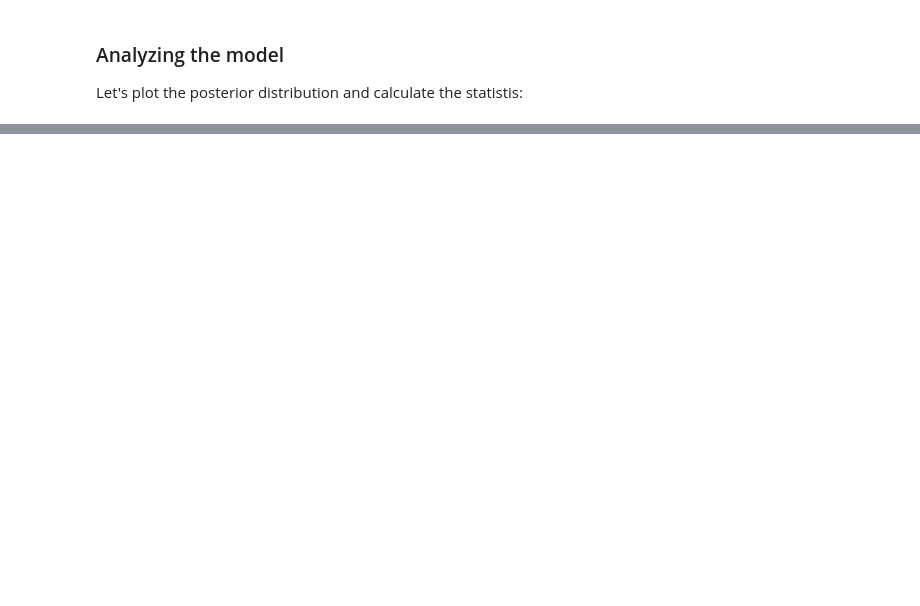
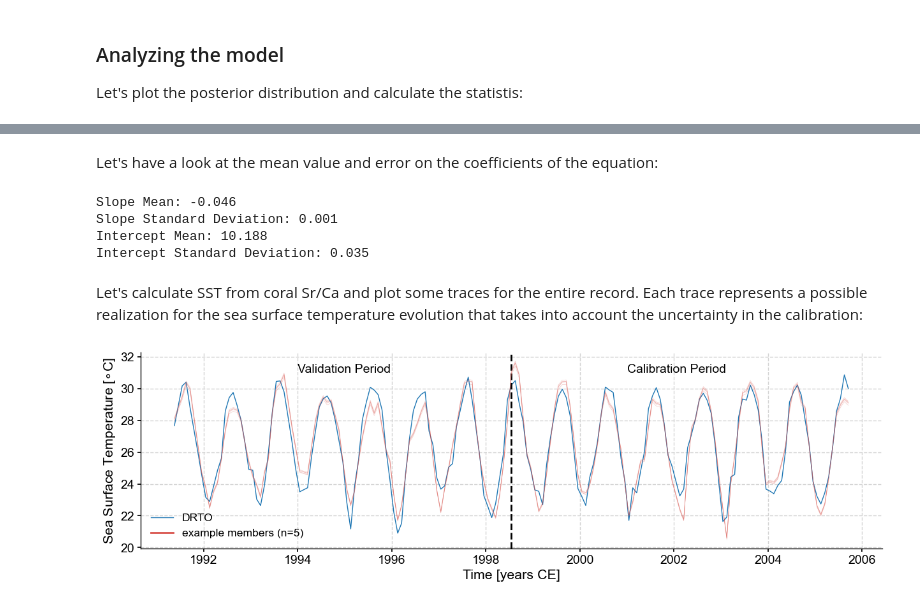
Before and after one commit to khider/dry-tortugas-calibration-fun, a Jupyter notebook: paleobook/BayesianCalibration.ipynb, the cells around one changed output, grey strips where cells are left out. Cells and saved outputs as stored; diff of their text form; code cells hidden in the pictures; blank space fills up the shorter version.

Commit message:
Update Bayesian Calibration

```diff
--- a/paleobook/BayesianCalibration.ipynb
+++ b/paleobook/BayesianCalibration.ipynb
@@ -193,0 +222,6 @@ Intercept Standard Deviation: 0.028
+# %%
+cleaned_df = df.dropna(subset=['Mean Sr/Ca (mmol/mol)','Sand Key SST (ºC)']) #Remove NaNs
+split_index = len(cleaned_df) // 2
+
+# Split the DataFrame into two halves
+df_train = cleaned_df.iloc[:split_index]
@@ -193,0 +230,15 @@ Intercept Standard Deviation: 0.028
+# %%
+y = df_train.iloc[:,1]
+x = df_train.iloc[:,12]
+
+with Model() as model:
+
+    # Prior is a uniform distribution over the -1 to 0 interval for the slope and 0 to 50 for intercept
+    slope = Uniform('Slope',lower=-0.1, upper=0)
+    intercept = Uniform('Intercept',lower=5, upper=15)
+    sigma = HalfCauchy("sigma", beta=10)
+
+    #Define the likelihood
+    likelihood = Normal("y", mu=intercept + slope * x, sigma=sigma, observed=y)
+    #inference with 3000 samples, tuning on the first 1000 with 4 chains
+    idata = sample(draws=3000, chains = 4, tune = 1000)
@@ -193,0 +254,33 @@ Intercept Standard Deviation: 0.028
+# %% [markdown]
+Let's have a look at the mean value and error on the coefficients of the equation:
+# %%
+print("Slope Mean:", f"{idata.posterior['Slope'].mean():.3f}")
+print("Slope Standard Deviation:", f"{idata.posterior['Slope'].std():.3f}")
+print("Intercept Mean:", f"{idata.posterior['Intercept'].mean():.3f}")
+print("Intercept Standard Deviation:", f"{idata.posterior['Intercept'].std():.3f}")
+# %% [output]
+Slope Mean: -0.046
+Slope Standard Deviation: 0.001
+Intercept Mean: 10.188
+Intercept Standard Deviation: 0.035
+# %% [markdown]
+Let's calculate SST from coral Sr/Ca and plot some traces for the entire record. Each trace represents a possible realization for the sea surface temperature evolution that takes into account the uncertainty in the calibration:
+# %%
+ser = (xr.DataArray(cleaned_df.iloc[:,1]) - idata.posterior["Intercept"])/idata.posterior["Slope"]
+
+#create a Pyleoclim EnsembleSeries Object from the first chain
+ser_list = []
+for i in range(3000):
+    ts =pyleo.Series(time=cleaned_df.iloc[:,0].to_numpy(), value = ser[:,0,i].to_numpy(), time_name='Year', time_unit='CE', value_name = 'Sea Surface Temperature', value_unit = '$\circ$C', verbose=False, label = 'core A1')
+    ser_list.append(ts)
+
+ens = pyleo.EnsembleSeries(ser_list)
+fig,ax = plt.subplots(figsize=(15,4))
+ax.plot(cleaned_df.iloc[:,0], cleaned_df.iloc[:,12], linewidth=1, label = 'DRTO')
+ens.plot_traces(num_traces=5, ax=ax)
+ax.axvline(x= cleaned_df.iloc[split_index,0], linestyle = '--', color = 'k')
+ax.text(1994,31,'Validation Period')
+ax.text(2001,31,'Calibration Period')
+fig.show()
+# %% [output]
+[figure, added]
```
Also changed, not shown: parts of 31 cells of this notebook, 4 other files.
